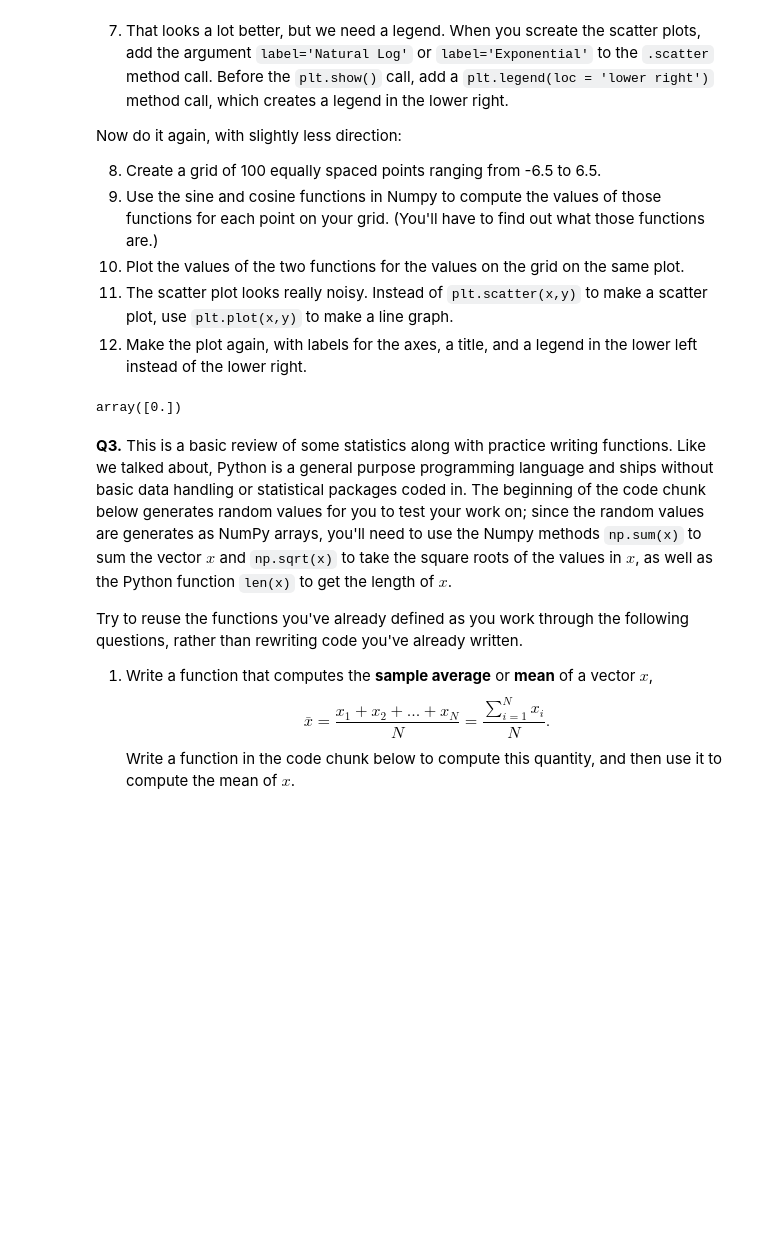
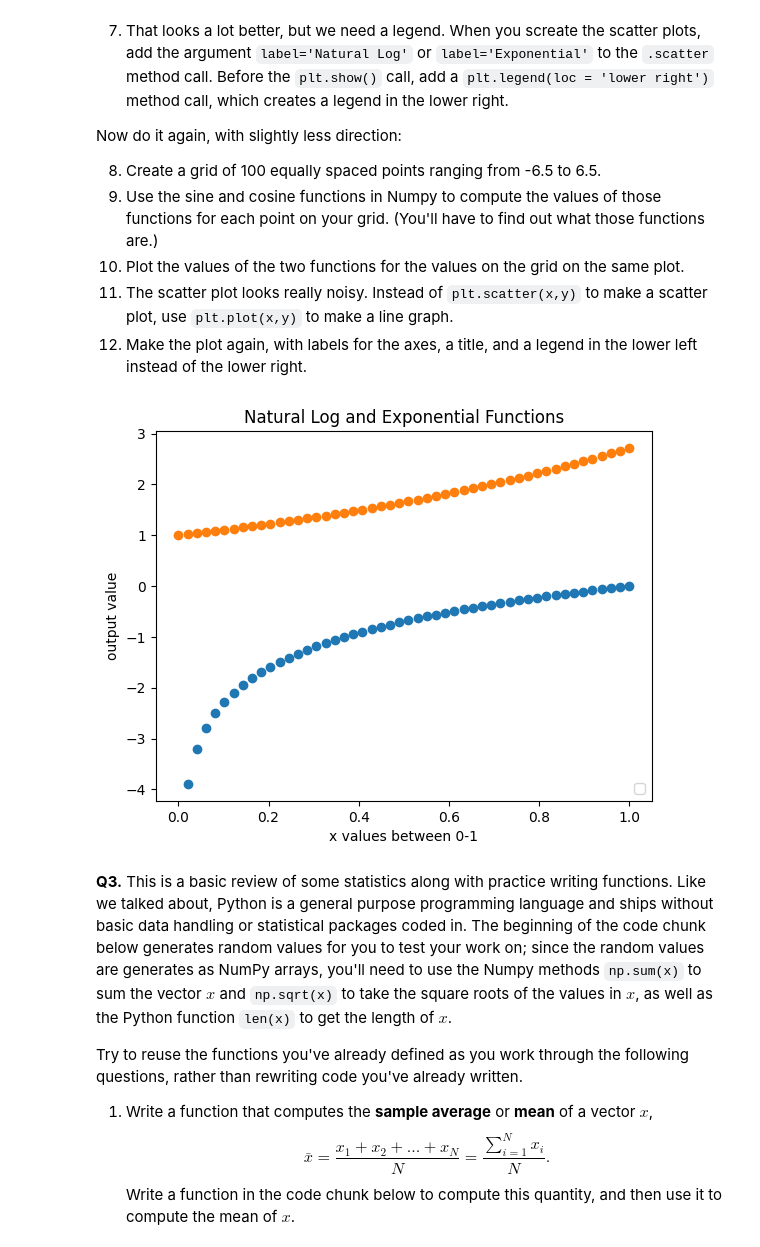
Before and after one commit to fthanw/DS3001-SP26, a Jupyter notebook: programming/assignment/assignment_programming.ipynb, the cells around one changed output. Drawn from its saved outputs; the diff is of its cells as text; code cells hidden in the pictures; blank space fills up the shorter version.

```diff
--- a/programming/assignment/assignment_programming.ipynb
+++ b/programming/assignment/assignment_programming.ipynb
@@ -24,9 +24,19 @@ Now do it again, with slightly less direction:
 # %%
 import numpy as np
 import matplotlib.pyplot as plt
-np.linspace(0,50,1)
+grid_50 = np.linspace(0,1,50) #grid of 50 points from 0 to 1
+y = np.log(grid_50) #creating lumpy array y which is natural log of grid_50
+z = np.exp(grid_50) #lumpy array z which is exponential function
+
+plt.scatter(grid_50, y)
+plt.scatter(grid_50, z)
+plt.xlabel('x values between 0-1')
+plt.ylabel('output value')
+plt.title('Natural Log and Exponential Functions')
+plt.legend(loc = 'lower right')
+plt.show()
 # %% [output]
-array([0.])
+[figure, added]
 # %% [markdown]
 **Q3.** This is a basic review of some statistics along with practice writing functions. Like we talked about, Python is a general purpose programming language and ships without basic data handling or statistical packages coded in. The beginning of the code chunk below generates random values for you to test your work on; since the random values are generates as NumPy arrays, you'll need to use the Numpy methods `np.sum(x)` to sum the vector $x$ and `np.sqrt(x)` to take the square roots of the values in $x$, as well as the Python function `len(x)` to get the length of $x$.
 
```
